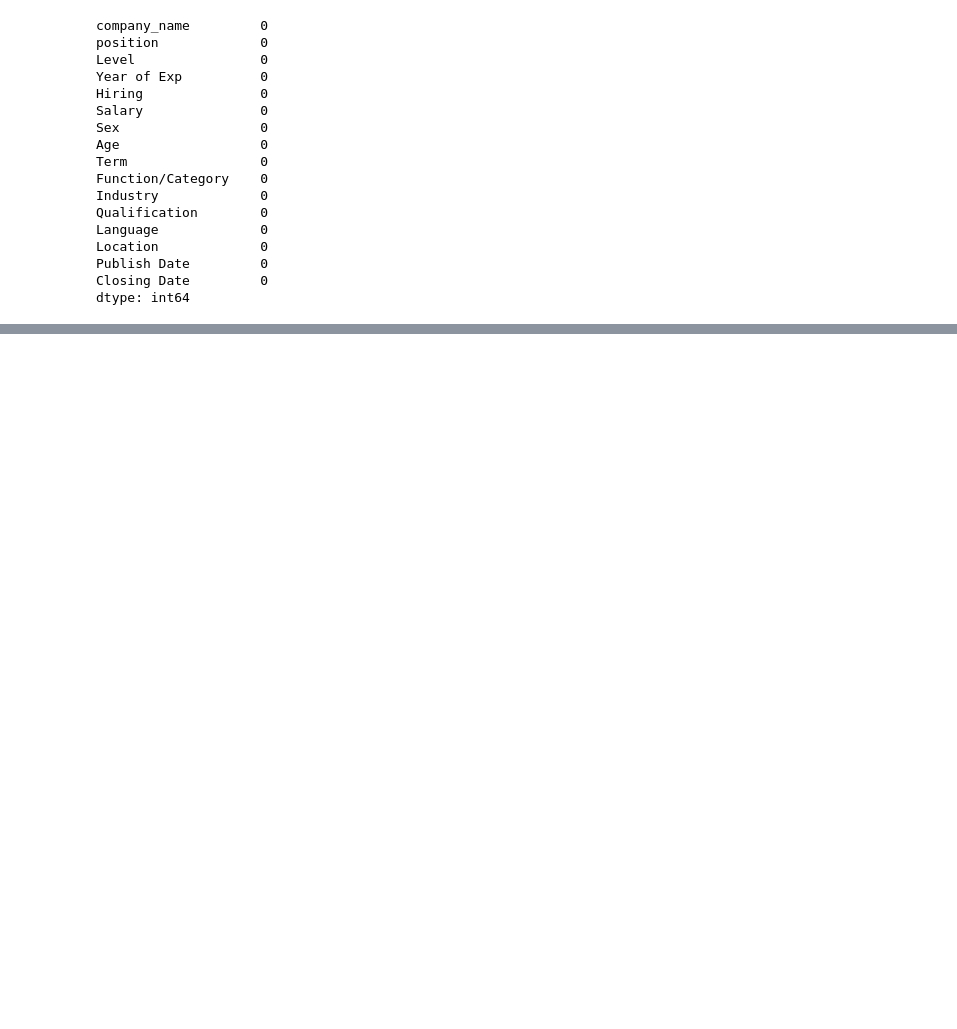
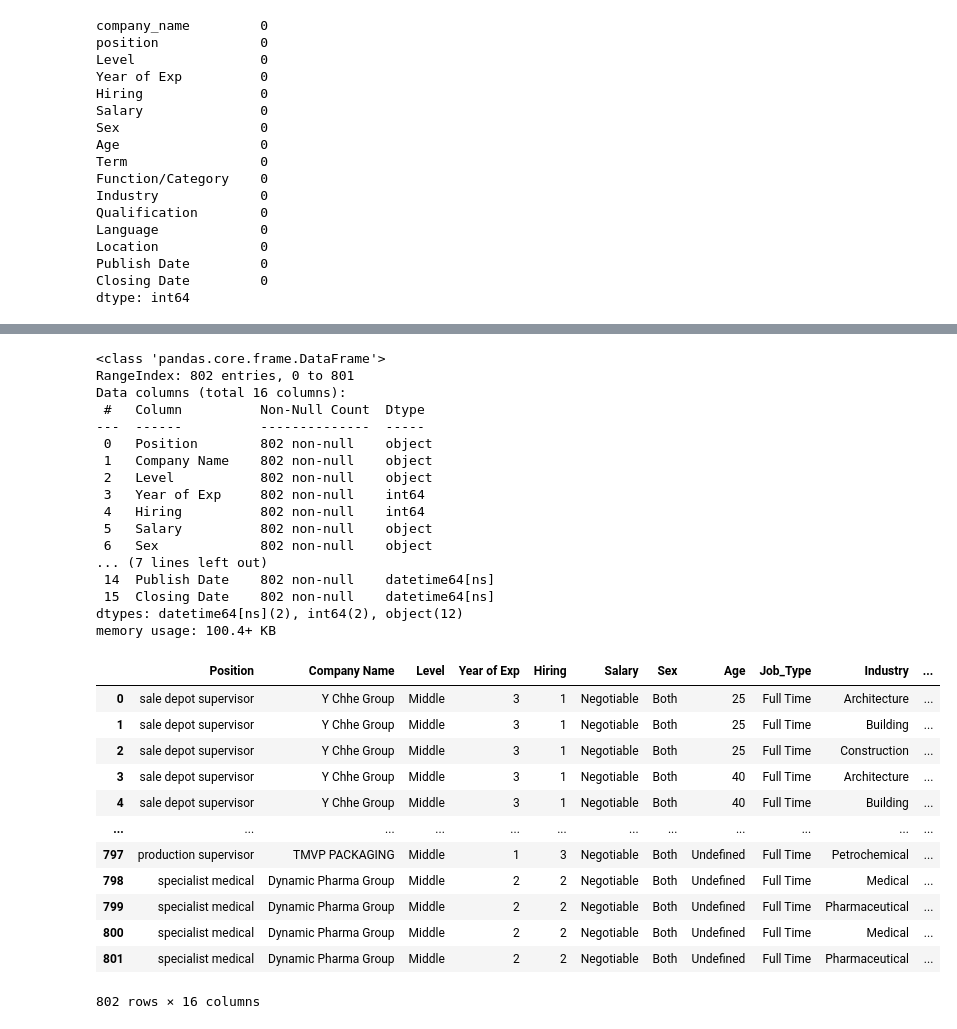
Before and after one commit to StudentChanna/Job-Vis-2023-2024, a Jupyter notebook: Script/data_preprocessing.ipynb, the cells around one changed output, grey strips where cells are left out. Saved outputs shown, nothing was run; the diff lists cells and outputs as text; code cells hidden in the pictures; blank space fills up the shorter version.

```diff
--- a/Script/data_preprocessing.ipynb
+++ b/Script/data_preprocessing.ipynb
@@ -526,11 +557,51 @@ display(result_split)
 # %%
 # Replace Age Unlimited by Undefined
 result_split['Age'].replace('Age Unlimited','Undefined', inplace=True)
+
+# Replace Male\female by Both
+result_split['Sex'].replace('Male/Female','Both', inplace=True)
 
 #convert data type from object to integer(int 64 dtype) in Hiring and Year of Experience columns
 column_names = ['Hiring', 'Year of Exp']
 result_split[column_names] = result_split[column_names].apply(pd.to_numeric, errors='raise')
 result_of_splitting_text = result_split.reset_index(drop=True)
+result_of_splitting_text.info()
+display(result_of_splitting_text)
+# # check missing value rows
+# missing_checking = result_of_splitting_text.isnull().sum()
+# print(missing_checking)
+# result_of_splitting_text.to_csv(r"/Users/makchanna128gmail.com/Documents/GitHub/Job-Vis-2023-2024/Data_clean_new1.csv", index=False)
+# %% [output]
+<class 'pandas.core.frame.DataFrame'>
+RangeIndex: 802 entries, 0 to 801
+Data columns (total 16 columns):
+ #   Column          Non-Null Count  Dtype
+---  ------          --------------  -----
+ 0   Position        802 non-null    object
+ 1   Company Name    802 non-null    object
+ 2   Level           802 non-null    object
+ 3   Year of Exp     802 non-null    int64
+ 4   Hiring          802 non-null    int64
+ 5   Salary          802 non-null    object
+ 6   Sex             802 non-null    object
+... (7 lines left out)
+ 14  Publish Date    802 non-null    datetime64[ns]
+ 15  Closing Date    802 non-null    datetime64[ns]
+dtypes: datetime64[ns](2), int64(2), object(12)
+memory usage: 100.4+ KB
+|  | Position | Company Name | Level | Year of Exp | Hiring | Salary | Sex | Age | Job_Type | Industry | ... |
+| 0 | sale depot supervisor | Y Chhe Group | Middle | 3 | 1 | Negotiable | Both | 25 | Full Time | Architecture | ... |
+| 1 | sale depot supervisor | Y Chhe Group | Middle | 3 | 1 | Negotiable | Both | 25 | Full Time | Building | ... |
+| 2 | sale depot supervisor | Y Chhe Group | Middle | 3 | 1 | Negotiable | Both | 25 | Full Time | Construction | ... |
+| 3 | sale depot supervisor | Y Chhe Group | Middle | 3 | 1 | Negotiable | Both | 40 | Full Time | Architecture | ... |
+| 4 | sale depot supervisor | Y Chhe Group | Middle | 3 | 1 | Negotiable | Both | 40 | Full Time | Building | ... |
+| ... | ... | ... | ... | ... | ... | ... | ... | ... | ... | ... | ... |
+| 797 | production supervisor | TMVP PACKAGING | Middle | 1 | 3 | Negotiable | Both | Undefined | Full Time | Petrochemical | ... |
+| 798 | specialist medical | Dynamic Pharma Group | Middle | 2 | 2 | Negotiable | Both | Undefined | Full Time | Medical | ... |
+| 799 | specialist medical | Dynamic Pharma Group | Middle | 2 | 2 | Negotiable | Both | Undefined | Full Time | Pharmaceutical | ... |
+| 800 | specialist medical | Dynamic Pharma Group | Middle | 2 | 2 | Negotiable | Both | Undefined | Full Time | Medical | ... |
+| 801 | specialist medical | Dynamic Pharma Group | Middle | 2 | 2 | Negotiable | Both | Undefined | Full Time | Pharmaceutical | ... |
+802 rows × 16 columns
 # %%
 # Replace whitespace values with NaN in all string-type columns:
 # Handles empty strings
```
Also changed, not shown: parts of 19 cells of this notebook.
